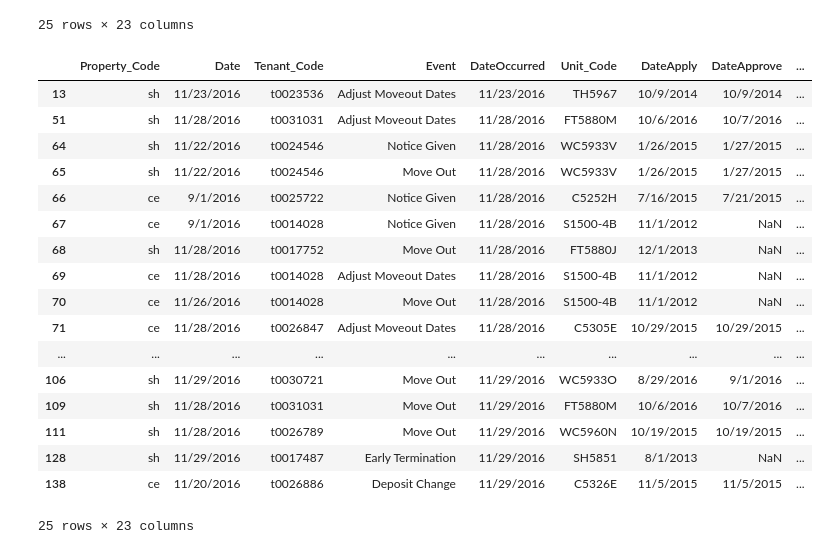
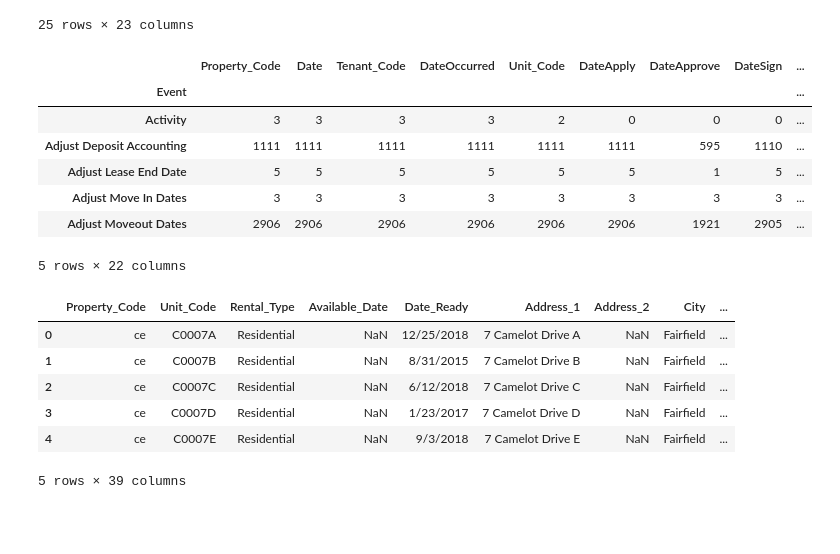
Before and after one commit to richinohio/Final_Project, a Jupyter notebook: Tenants.ipynb, the cells around one changed output. Cells and saved outputs as stored; diff of their text form; code cells hidden in the pictures; blank space fills up the shorter version.

```diff
--- a/Tenants.ipynb
+++ b/Tenants.ipynb
@@ -64,23 +64,27 @@ sh_rent.head(25)
 25 rows × 23 columns
 # %%
 moveout = tenants_df.dropna(subset = ["DateMoveOut"])
-moveout.head(25)
+moveout_event = moveout.groupby("Event").count()
+moveout_event.head()
 # %% [output]
-|  | Property_Code | Date | Tenant_Code | Event | DateOccurred | Unit_Code | DateApply | DateApprove | ... |
-| 13 | sh | 11/23/2016 | t0023536 | Adjust Moveout Dates | 11/23/2016 | TH5967 | 10/9/2014 | 10/9/2014 | ... |
-| 51 | sh | 11/28/2016 | t0031031 | Adjust Moveout Dates | 11/28/2016 | FT5880M | 10/6/2016 | 10/7/2016 | ... |
-| 64 | sh | 11/22/2016 | t0024546 | Notice Given | 11/28/2016 | WC5933V | 1/26/2015 | 1/27/2015 | ... |
-| 65 | sh | 11/22/2016 | t0024546 | Move Out | 11/28/2016 | WC5933V | 1/26/2015 | 1/27/2015 | ... |
-| 66 | ce | 9/1/2016 | t0025722 | Notice Given | 11/28/2016 | C5252H | 7/16/2015 | 7/21/2015 | ... |
-| 67 | ce | 9/1/2016 | t0014028 | Notice Given | 11/28/2016 | S1500-4B | 11/1/2012 | NaN | ... |
-| 68 | sh | 11/28/2016 | t0017752 | Move Out | 11/28/2016 | FT5880J | 12/1/2013 | NaN | ... |
-| 69 | ce | 11/28/2016 | t0014028 | Adjust Moveout Dates | 11/28/2016 | S1500-4B | 11/1/2012 | NaN | ... |
-| 70 | ce | 11/26/2016 | t0014028 | Move Out | 11/28/2016 | S1500-4B | 11/1/2012 | NaN | ... |
-| 71 | ce | 11/28/2016 | t0026847 | Adjust Moveout Dates | 11/28/2016 | C5305E | 10/29/2015 | 10/29/2015 | ... |
-| ... | ... | ... | ... | ... | ... | ... | ... | ... | ... |
-| 106 | sh | 11/29/2016 | t0030721 | Move Out | 11/29/2016 | WC5933O | 8/29/2016 | 9/1/2016 | ... |
-| 109 | sh | 11/28/2016 | t0031031 | Move Out | 11/29/2016 | FT5880M | 10/6/2016 | 10/7/2016 | ... |
-| 111 | sh | 11/28/2016 | t0026789 | Move Out | 11/29/2016 | WC5960N | 10/19/2015 | 10/19/2015 | ... |
-| 128 | sh | 11/29/2016 | t0017487 | Early Termination | 11/29/2016 | SH5851 | 8/1/2013 | NaN | ... |
-| 138 | ce | 11/20/2016 | t0026886 | Deposit Change | 11/29/2016 | C5326E | 11/5/2015 | 11/5/2015 | ... |
+|  | Property_Code | Date | Tenant_Code | DateOccurred | Unit_Code | DateApply | DateApprove | DateSign | ... |
+| Event |  |  |  |  |  |  |  |  | ... |
+| Activity | 3 | 3 | 3 | 3 | 2 | 0 | 0 | 0 | ... |
+| Adjust Deposit Accounting | 1111 | 1111 | 1111 | 1111 | 1111 | 1111 | 595 | 1110 | ... |
+| Adjust Lease End Date | 5 | 5 | 5 | 5 | 5 | 5 | 1 | 5 | ... |
+| Adjust Move In Dates | 3 | 3 | 3 | 3 | 3 | 3 | 3 | 3 | ... |
+| Adjust Moveout Dates | 2906 | 2906 | 2906 | 2906 | 2906 | 2906 | 1921 | 2905 | ... |
-25 rows × 23 columns
+5 rows × 22 columns
+# %%
+apt_types = "common units.csv"
+apt_types_df = pd.read_csv(apt_types)
+apt_types_df = apt_types_df.drop(columns = ["Bldg_Code", "Floor_Code", "Country", "Ref_Property_Id", "Ext_Ref_Unit_Id", "Ref_Building_Id", "Ref_Floor_Id", "Address_3", "Address_4", "Location"])
+apt_types_df.head()
+# %% [output]
+|  | Property_Code | Unit_Code | Rental_Type | Available_Date | Date_Ready | Address_1 | Address_2 | City | ... |
+| 0 | ce | C0007A | Residential | NaN | 12/25/2018 | 7 Camelot Drive A | NaN | Fairfield | ... |
+| 1 | ce | C0007B | Residential | NaN | 8/31/2015 | 7 Camelot Drive B | NaN | Fairfield | ... |
+| 2 | ce | C0007C | Residential | NaN | 6/12/2018 | 7 Camelot Drive C | NaN | Fairfield | ... |
+| 3 | ce | C0007D | Residential | NaN | 1/23/2017 | 7 Camelot Drive D | NaN | Fairfield | ... |
+| 4 | ce | C0007E | Residential | NaN | 9/3/2018 | 7 Camelot Drive E | NaN | Fairfield | ... |
+5 rows × 39 columns
```
Also changed, not shown: parts of 4 cells of this notebook.
